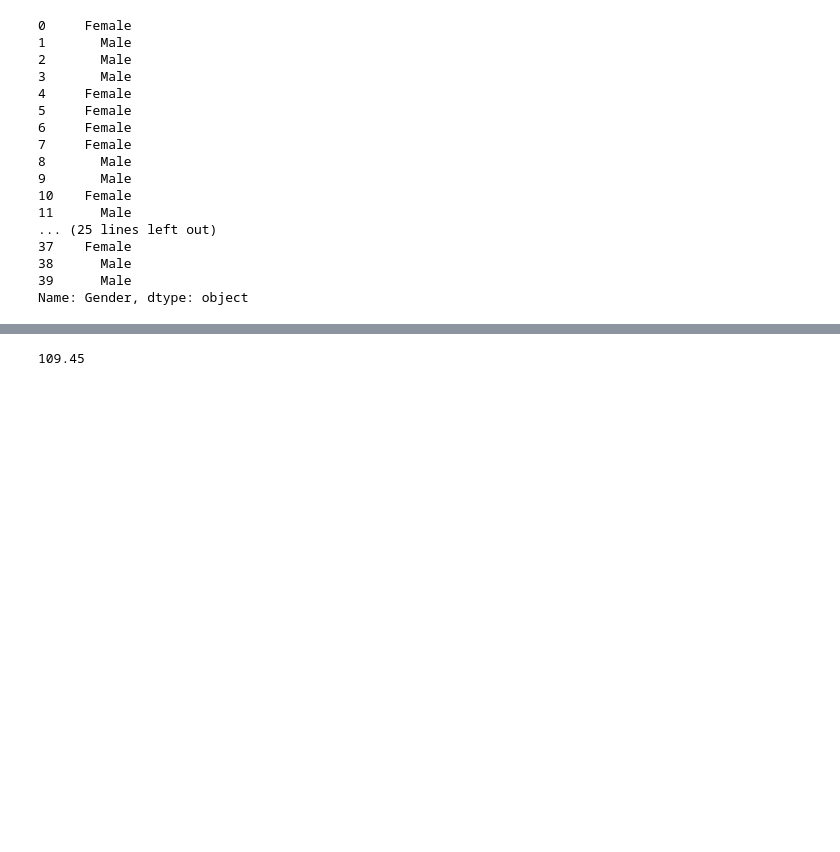
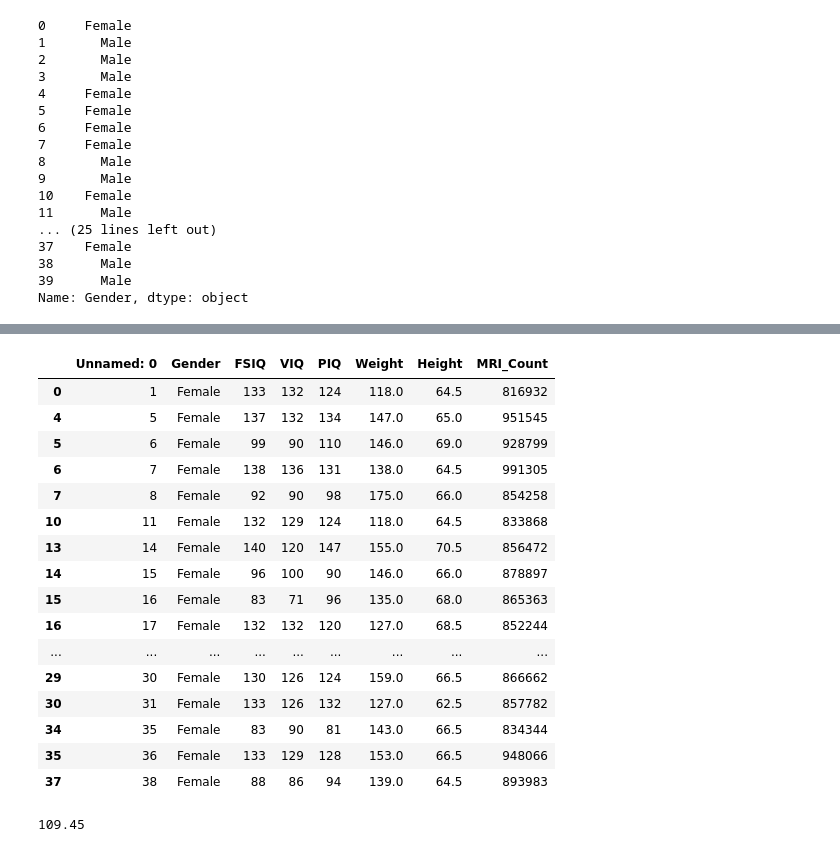
Before and after one commit to ania765426/DM86634, a Jupyter notebook: Brain- zad. domowe 22.03.ipynb, the cells around one changed output, grey strips where cells are left out. Cells and saved outputs as stored; diff of their text form; code cells hidden in the pictures; blank space fills up the shorter version.

```diff
--- a/Brain- zad. domowe 22.03.ipynb
+++ b/Brain- zad. domowe 22.03.ipynb
@@ -127,3 +145,23 @@ Name: Gender, dtype: object
+# %%
+data[data['Gender'] == 'Female']
+# %% [output]
+|  | Unnamed: 0 | Gender | FSIQ | VIQ | PIQ | Weight | Height | MRI_Count |
+| 0 | 1 | Female | 133 | 132 | 124 | 118.0 | 64.5 | 816932 |
+| 4 | 5 | Female | 137 | 132 | 134 | 147.0 | 65.0 | 951545 |
+| 5 | 6 | Female | 99 | 90 | 110 | 146.0 | 69.0 | 928799 |
+| 6 | 7 | Female | 138 | 136 | 131 | 138.0 | 64.5 | 991305 |
+| 7 | 8 | Female | 92 | 90 | 98 | 175.0 | 66.0 | 854258 |
+| 10 | 11 | Female | 132 | 129 | 124 | 118.0 | 64.5 | 833868 |
+| 13 | 14 | Female | 140 | 120 | 147 | 155.0 | 70.5 | 856472 |
+| 14 | 15 | Female | 96 | 100 | 90 | 146.0 | 66.0 | 878897 |
+| 15 | 16 | Female | 83 | 71 | 96 | 135.0 | 68.0 | 865363 |
+| 16 | 17 | Female | 132 | 132 | 120 | 127.0 | 68.5 | 852244 |
+| ... | ... | ... | ... | ... | ... | ... | ... | ... |
+| 29 | 30 | Female | 130 | 126 | 124 | 159.0 | 66.5 | 866662 |
+| 30 | 31 | Female | 133 | 126 | 132 | 127.0 | 62.5 | 857782 |
+| 34 | 35 | Female | 83 | 90 | 81 | 143.0 | 66.5 | 834344 |
+| 35 | 36 | Female | 133 | 129 | 128 | 153.0 | 66.5 | 948066 |
+| 37 | 38 | Female | 88 | 86 | 94 | 139.0 | 64.5 | 893983 |
 # %%
 data[data['Gender'] == 'Female']['VIQ'].mean()
 # %% [output]
```
Also changed, not shown: parts of 18 cells of this notebook, 3 other files.
